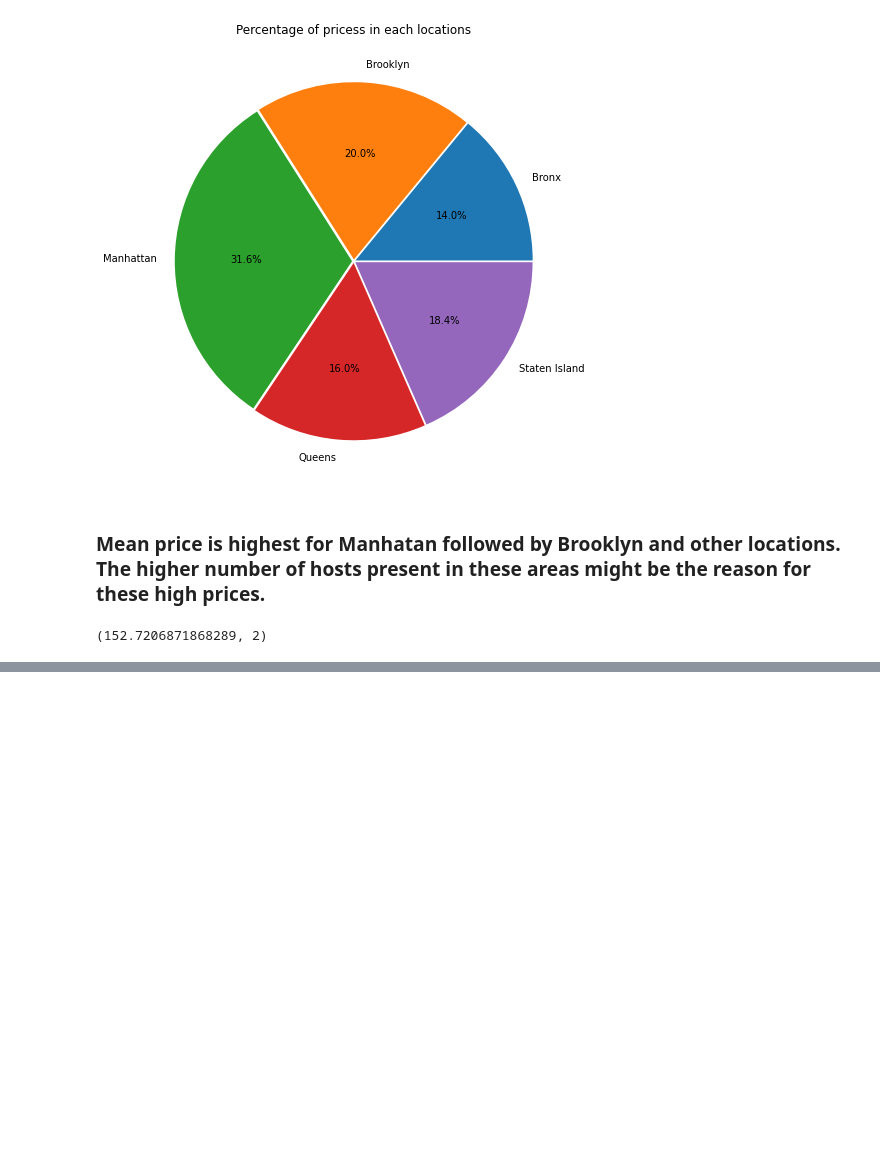
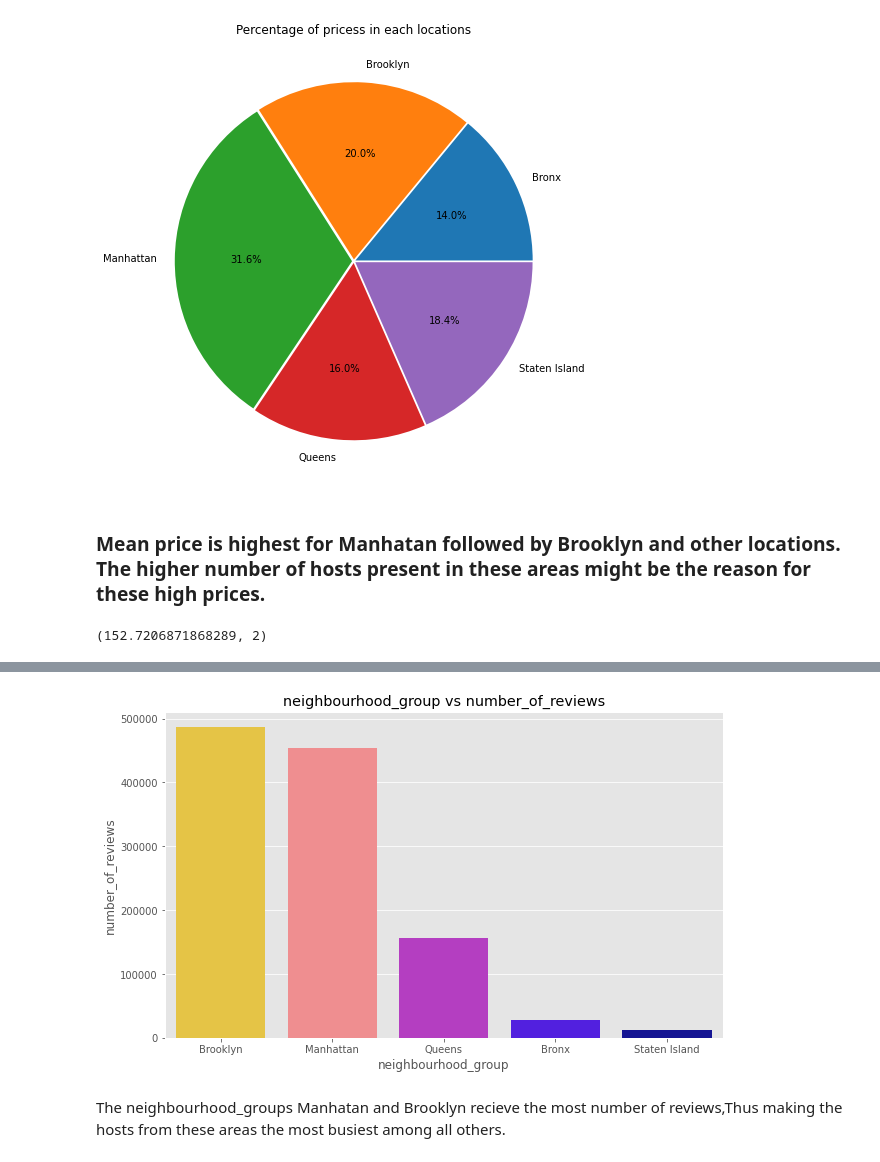
Before and after one commit to Deepakkarki24/Airbnb-Booking-Analysis, a Jupyter notebook: Deepak_Karki_Capstone_Project.ipynb, the cells around one changed output, grey strips where cells are left out. Drawn from its saved outputs; the diff is of its cells as text; code cells hidden in the pictures; blank space fills up the shorter version.

```diff
--- a/Deepak_Karki_Capstone_Project.ipynb
+++ b/Deepak_Karki_Capstone_Project.ipynb
@@ -464,0 +500,5 @@ print(avg_price)
+# %%
+#Busiest hosts would be those who have maximum number of reviews as people are booking frequently at those hosts.
+busiest_hosts_by_review = airbnb_data.groupby(['neighbourhood_group'])['number_of_reviews'].sum().reset_index()
+busiest_hosts_by_review = busiest_hosts_by_review.sort_values(by='number_of_reviews', ascending=False)
+busiest_hosts_by_review
@@ -464,0 +512,10 @@ print(avg_price)
+# %%
+# Create a plot to view the results.
+fig = plt.figure(figsize=(10,6))
+plt.title('neighbourhood_group vs number_of_reviews')
+sns.barplot(data=busiest_hosts_by_review, x='neighbourhood_group', y='number_of_reviews', palette='gnuplot2_r')
+plt.show()
+# %% [output]
+[figure, added]
+# %% [markdown]
+The neighbourhood_groups Manhatan and Brooklyn recieve the most number of reviews,Thus making the hosts from these areas the most busiest among all others.
```
Also changed, not shown: parts of 13 cells of this notebook.
